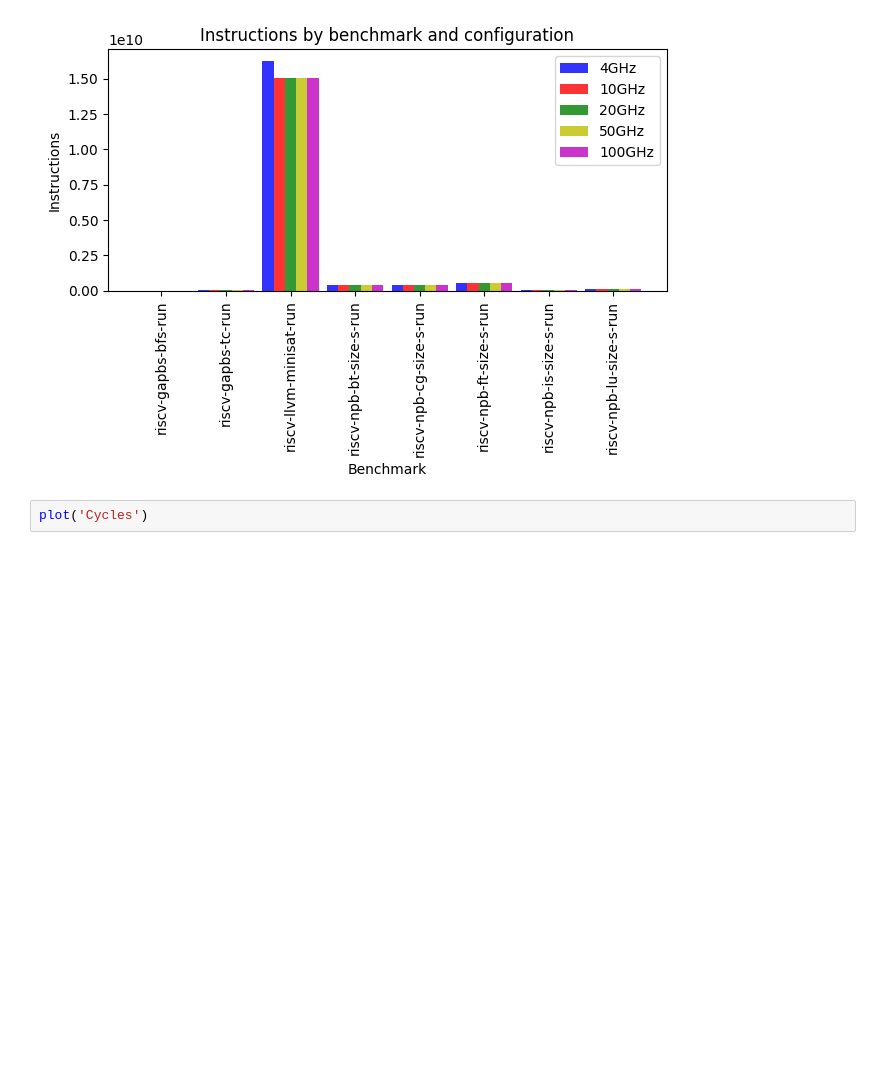
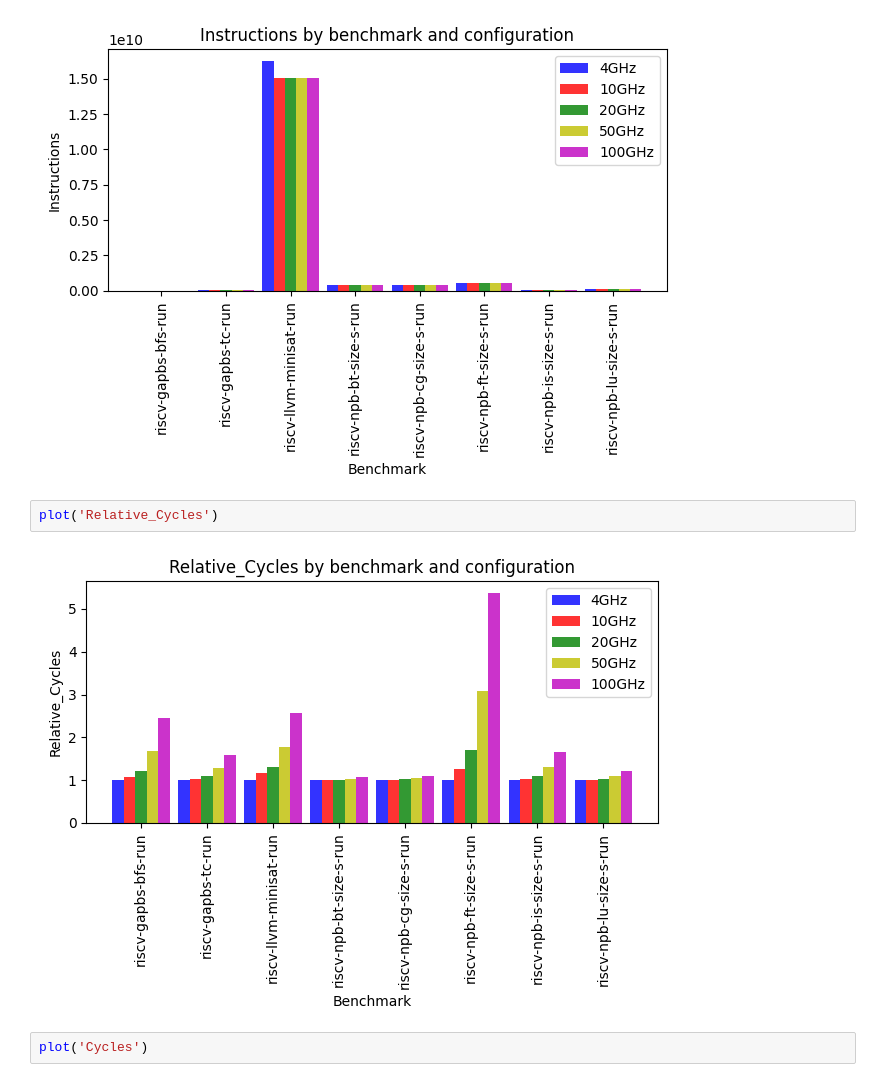
Before and after one commit to darchr/gem5-cryo-superconducting, a Jupyter notebook: freq-cryocore-rtcache/plots.ipynb, the cells around one changed output. Drawn from its saved outputs; the diff is of its cells as text; blank space fills up the shorter version.

```diff
--- a/freq-cryocore-rtcache/plots.ipynb
+++ b/freq-cryocore-rtcache/plots.ipynb
@@ -196,6 +202,10 @@ plot('Seconds')
 plot('Instructions')
 # %% [output]
 [figure]
+# %%
+plot('Relative_Cycles')
+# %% [output]
+[figure, added]
 # %%
 plot('Cycles')
 # %% [output]
```
Also changed, not shown: parts of 6 cells of this notebook.
